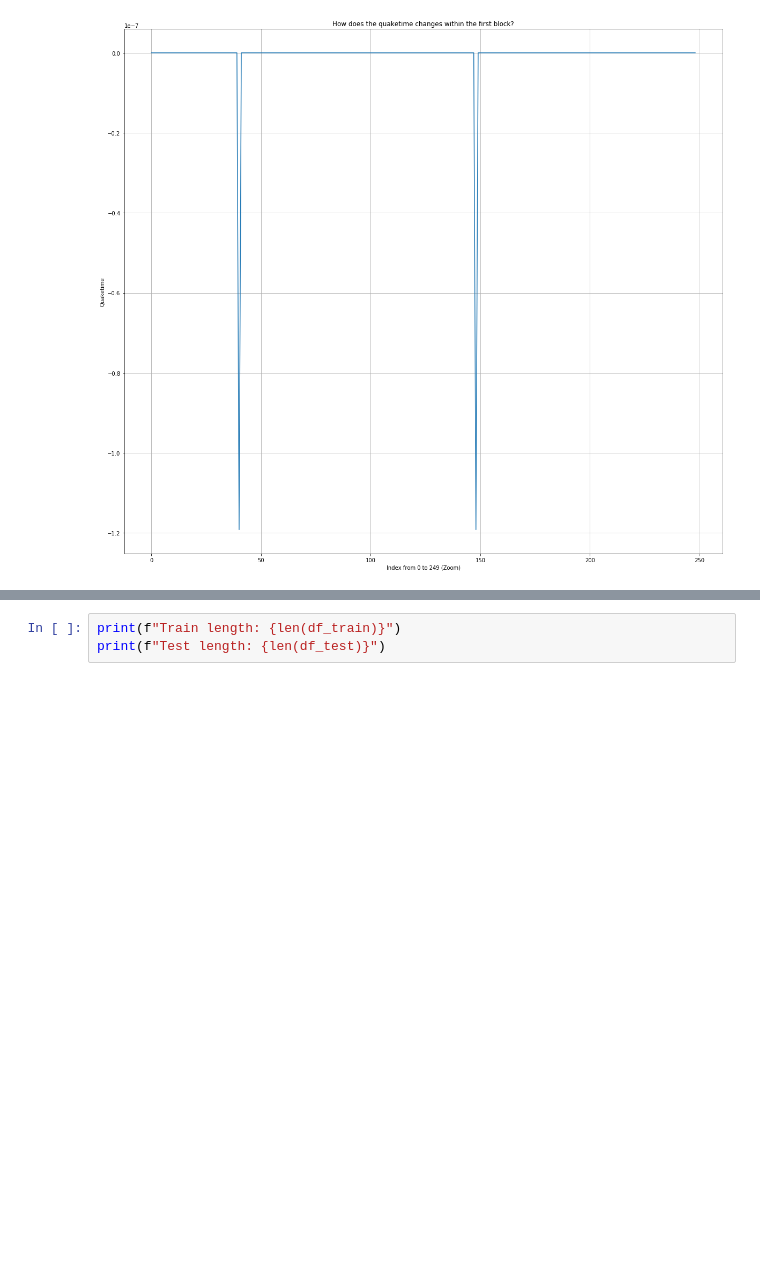
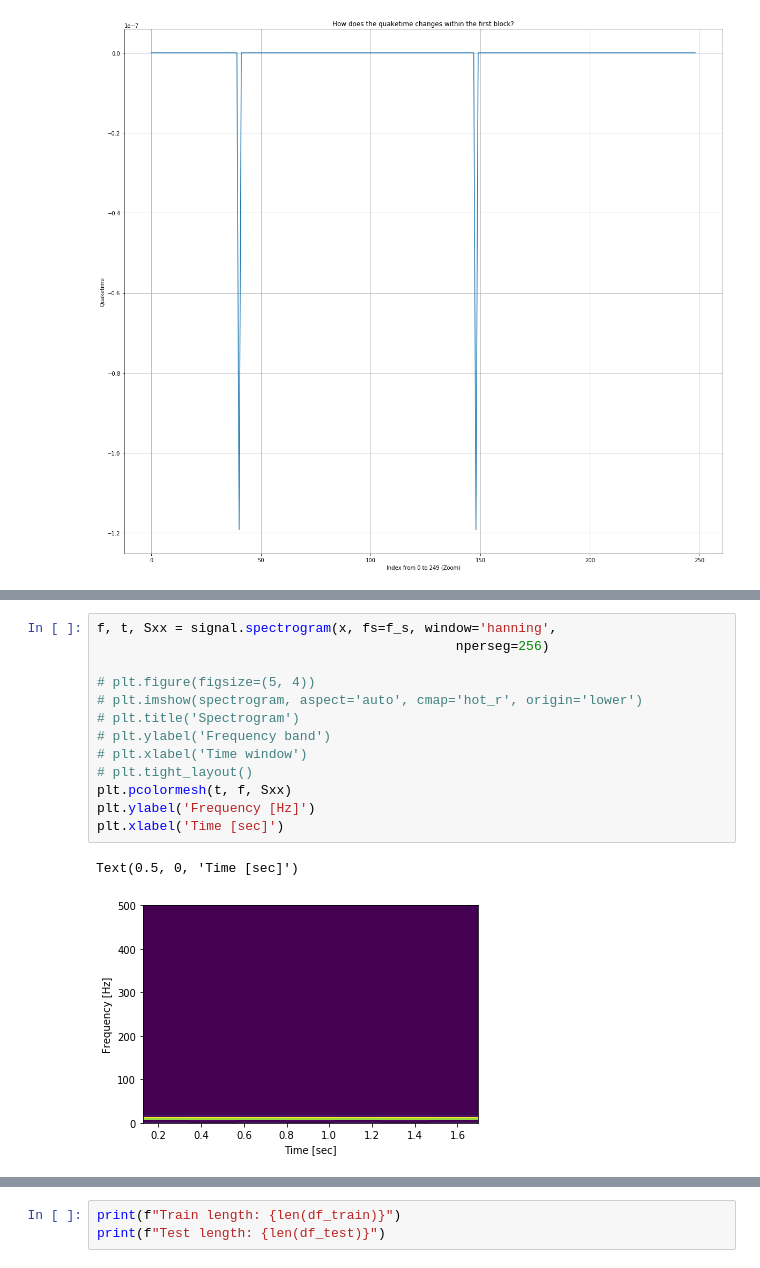
Before and after one commit to kszczupak/kaggle_competitions, a Jupyter notebook: LANL_Earthquake_Prediction/Various_Experiments.ipynb, the cells around one changed output, grey strips where cells are left out. Cells and saved outputs as stored; diff of their text form; blank space fills up the shorter version.

```diff
--- a/LANL_Earthquake_Prediction/Various_Experiments.ipynb
+++ b/LANL_Earthquake_Prediction/Various_Experiments.ipynb
@@ -306,0 +404,16 @@ ax.grid()
+# %%
+f, t, Sxx = signal.spectrogram(x, fs=f_s, window='hanning',
+                                              nperseg=256)
+
+# plt.figure(figsize=(5, 4))
+# plt.imshow(spectrogram, aspect='auto', cmap='hot_r', origin='lower')
+# plt.title('Spectrogram')
+# plt.ylabel('Frequency band')
+# plt.xlabel('Time window')
+# plt.tight_layout()
+plt.pcolormesh(t, f, Sxx)
+plt.ylabel('Frequency [Hz]')
+plt.xlabel('Time [sec]')
+# %% [output]
+Text(0.5, 0, 'Time [sec]')
+[figure, added]
```
Also changed, not shown: parts of 9 cells of this notebook.
